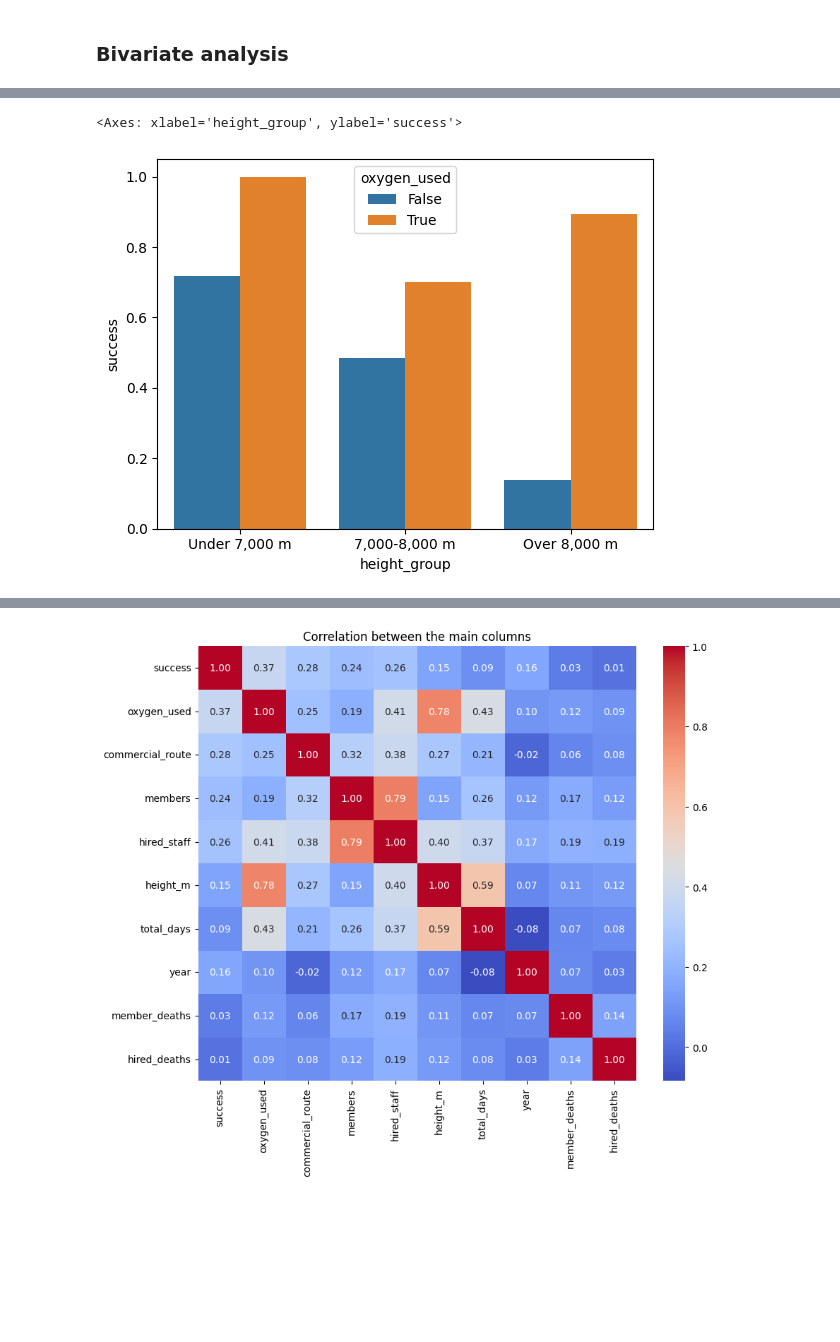
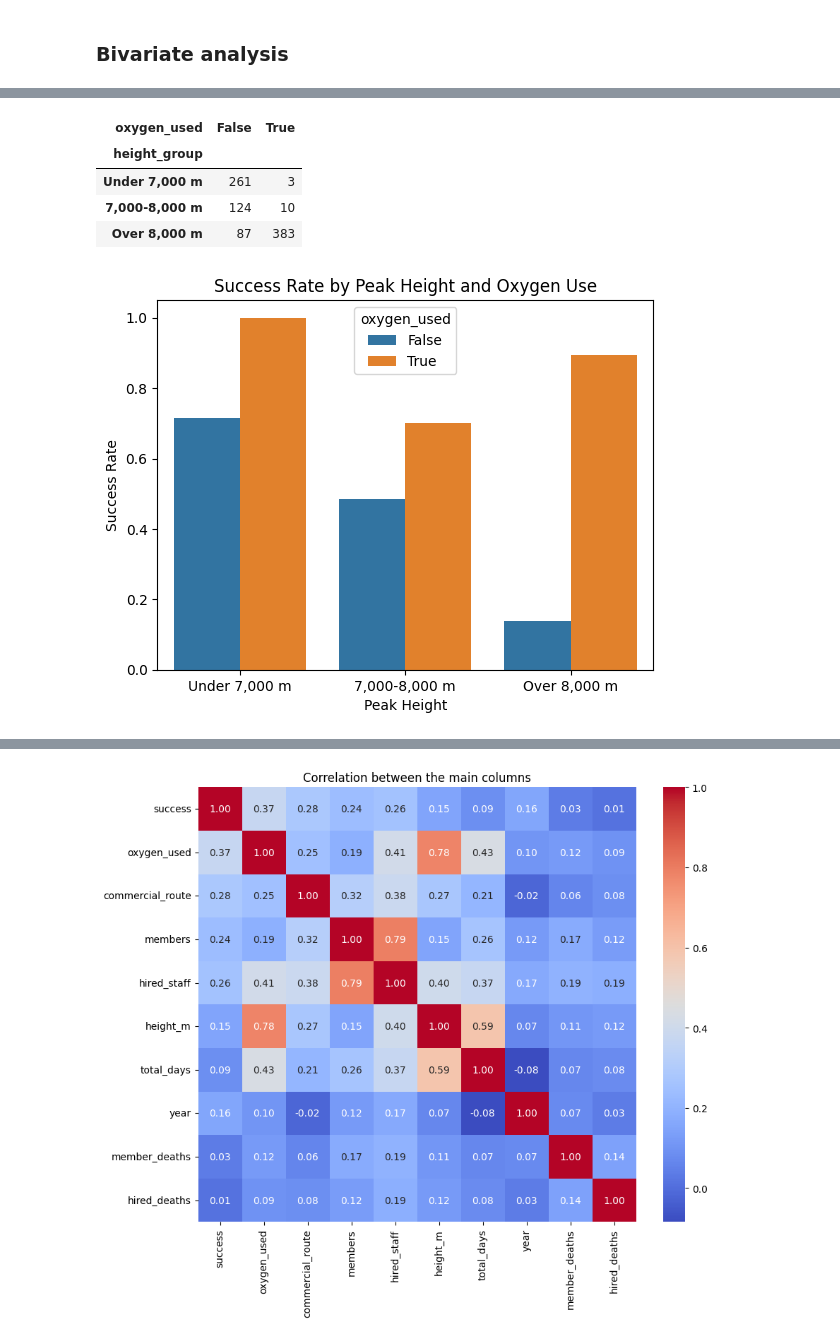
Before and after one commit to Aleenw/himalayan-expeditions-analysis, a Jupyter notebook: notebook/himalayan_eda.ipynb, the cells around one changed output, grey strips where cells are left out. Cells and saved outputs as stored; diff of their text form; code cells hidden in the pictures; blank space fills up the shorter version.

```diff
--- a/notebook/himalayan_eda.ipynb
+++ b/notebook/himalayan_eda.ipynb
@@ -822,13 +812,14 @@ Crosstab
 #did the expedition have any death?
 df["any_death"] = (df["member_deaths"] + df["hired_deaths"]) > 0
 
-#number of guides for each climber
-df["guides_per_climber"] = df["hired_staff"] / df["members"]
-
 #group the team size
 df["team_size"] = pd.cut(df["members"], bins=[0, 1, 3, 6, 12, 100],
                          labels=["Solo", "2-3", "4-6", "7-12", "13+"])
+#Team size: i used the quartiles from the boxplot (Q1 = 3, median = 6, Q3 = 12).
 
 #group the mountain height
 df["height_group"] = pd.cut(df["height_m"], bins=[0, 7000, 8000, 9000],
                             labels=["Under 7,000 m", "7,000-8,000 m", "Over 8,000 m"])
+#Peak height: the height histogram shows two groups of peaks
+#with almost no expeditions between 7500 and 8000m.
+#so I used 8000m to separate them, and 7000m to split the lower peaks.
@@ -835,7 +863,21 @@ df["height_group"] = pd.cut(df["height_m"], bins=[0, 7000, 8000, 9000],
 # %%
 sns.barplot(x="height_group", y="success", hue="oxygen_used", data=df, errorbar=None)
+plt.title("Success Rate by Peak Height and Oxygen Use")
+plt.xlabel("Peak Height")
+plt.ylabel("Success Rate")
+
+pd.crosstab(df["height_group"], df["oxygen_used"])
+
+#success goes down as the peak gets higher. The biggest effect of oxygen
+#is on peaks over 8,000 m, only 14% of expeditions without oxygen succeeded
+#compared with 89% with oxygen. On lower peaks, almost nobody uses oxygen
+#(only 3 and 10 expeditions), so we can't compare there.
 # %% [output]
-<Axes: xlabel='height_group', ylabel='success'>
+| oxygen_used | False | True |
+| height_group |  |  |
+| Under 7,000 m | 261 | 3 |
+| 7,000-8,000 m | 124 | 10 |
+| Over 8,000 m | 87 | 383 |
-[figure, old version]
+[figure, new version]
 # %%
 sns.barplot(x="team_size", y="success", data=df, errorbar=None)
```
Also changed, not shown: parts of 18 cells of this notebook.
